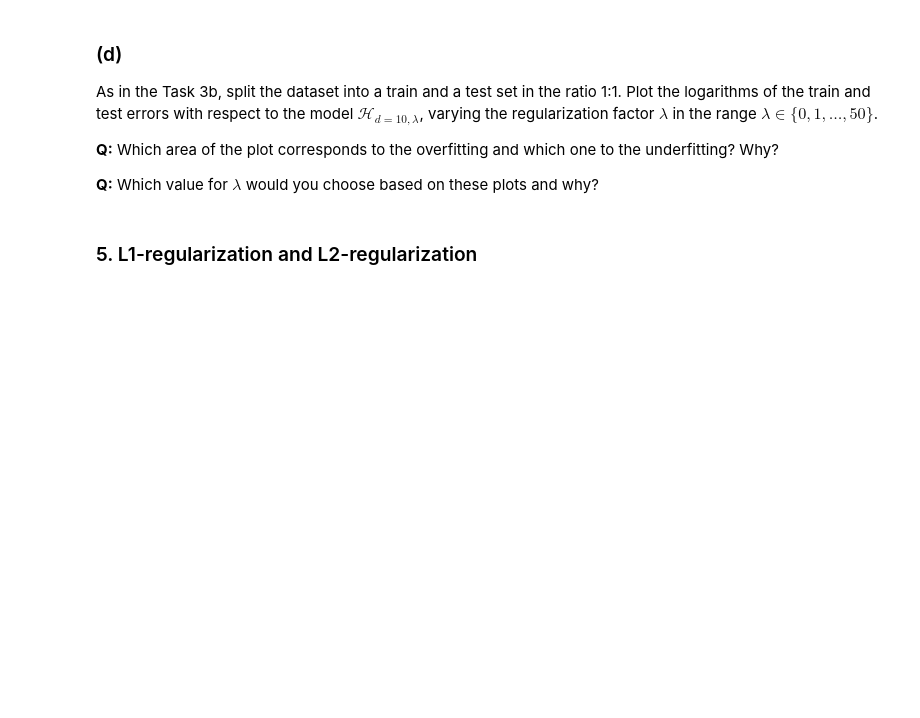
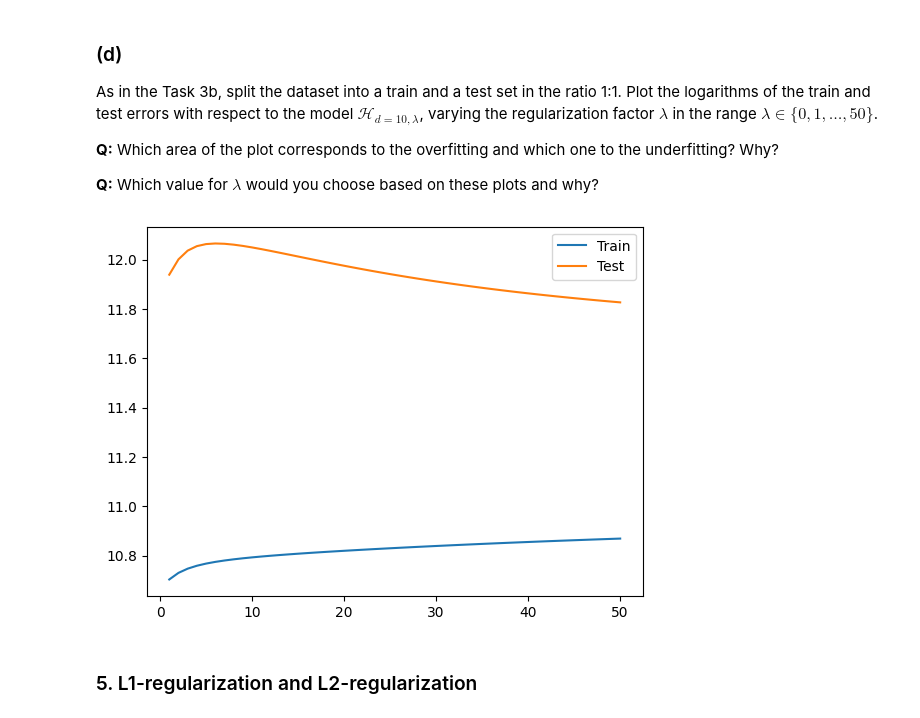
Before and after one commit to Emsamax/ML_croatia, a Jupyter notebook: ML1-2025-LAB1.ipynb, the cells around one changed output. Cells and saved outputs as stored; diff of their text form; code cells hidden in the pictures; blank space fills up the shorter version.

```diff
--- a/ML1-2025-LAB1.ipynb
+++ b/ML1-2025-LAB1.ipynb
@@ -434,3 +432,27 @@ As in the Task 3b, split the dataset into a train and a test set in the ratio 1:
+# %%
+# Your code here
+lambdas = range(1, 51)
+poly = PolynomialFeatures(10)
+X_train_set, X_test_set, y_train, y_test = train_test_split(X, labels, test_size=0.5)
+trained_errors = {}
+test_errors = {}
+for i in lambdas:
+    X_train_fit = poly.fit_transform(X_train)
+    X_test_fit = poly.transform(X_test)
+    model = Ridge(i)
+    model.fit(X_train_fit, y_train)
+    model.fit(X_train_fit, y_train)
+    trained_prediction = model.predict(X_train_fit)
+    test_prediction = model.predict(X_test_fit)
+    trained_errors[i] = mean_squared_error(y_train, trained_prediction)
+    test_errors[i] = mean_squared_error(y_test, test_prediction)
+
+plt.plot(lambdas, np.log(list(trained_errors.values())), label='Train')
+plt.plot(lambdas, np.log(list(test_errors.values())), label='Test')
+plt.legend()
+plt.show()
+# %% [output]
+[figure, added]
 # %% [markdown]
 ### 5. L1-regularization and L2-regularization
 # %% [markdown]
```
Also changed, not shown: parts of 16 cells of this notebook.
